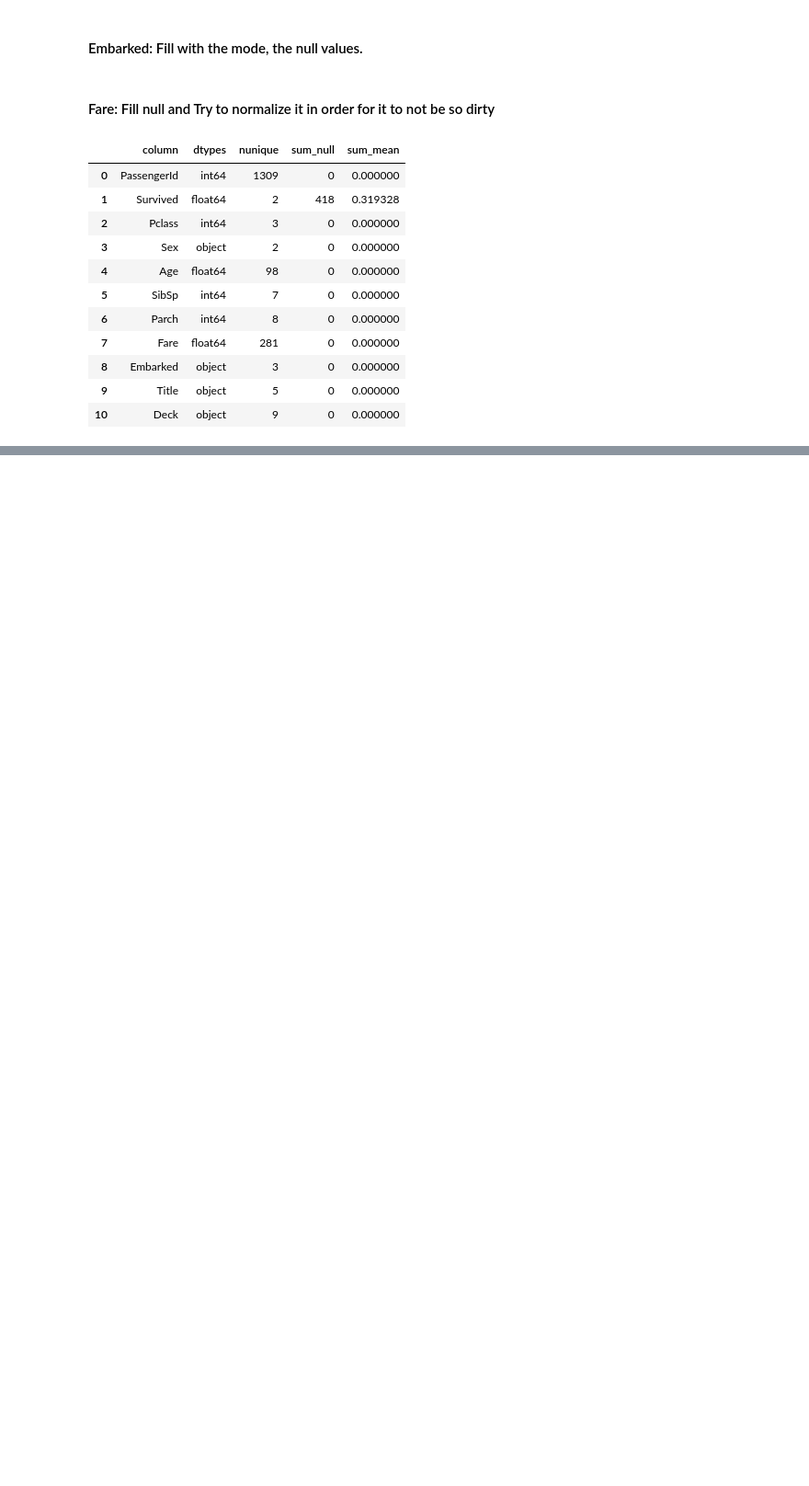
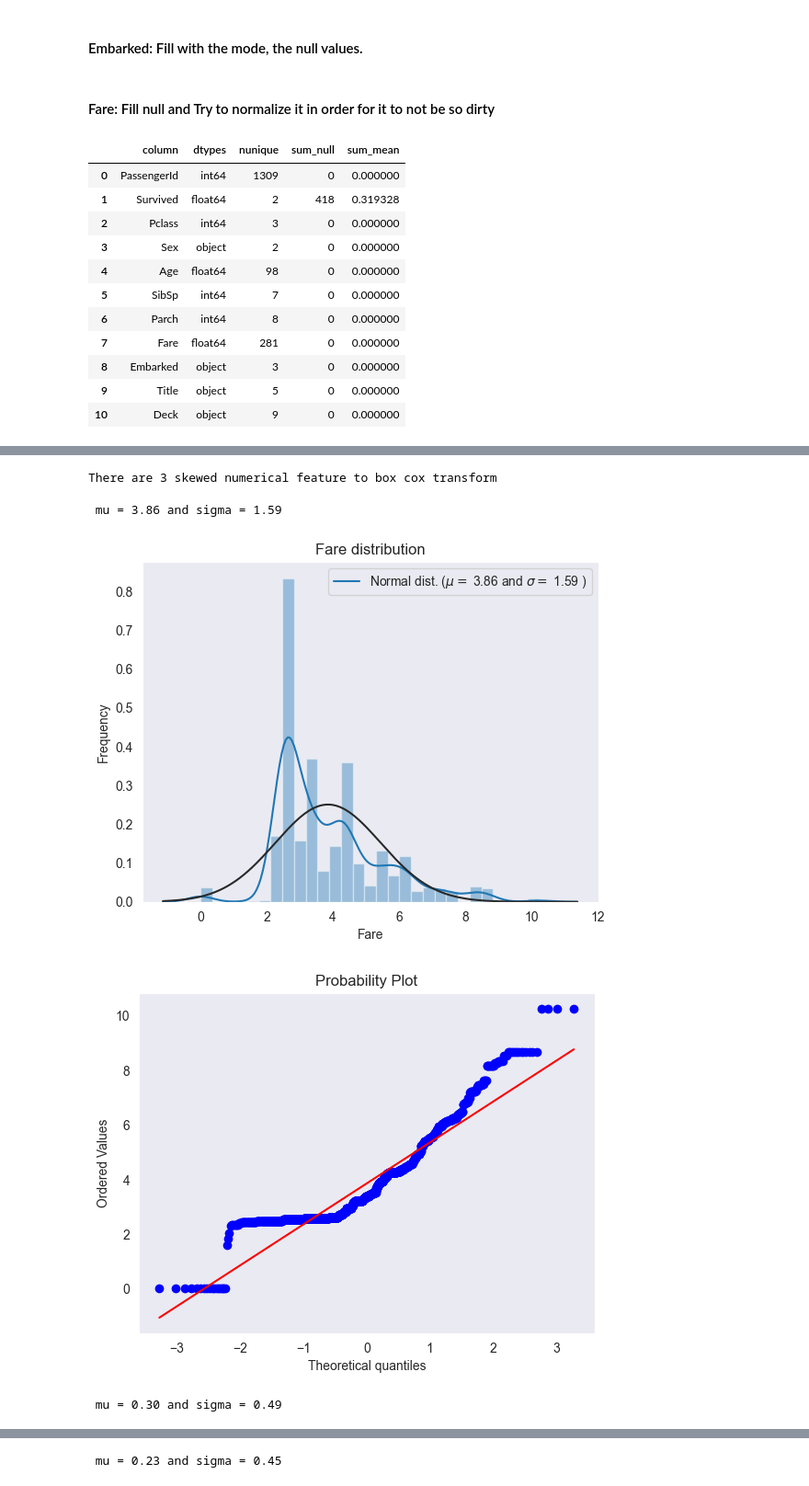
Before and after one commit to MauriRubioJob/K_Titanic_ML_Modeling, a Jupyter notebook: titanic-death-analysis.ipynb, the cells around one changed output, grey strips where cells are left out. Shown: that part at 92% size. Saved outputs shown, nothing was run; the diff lists cells and outputs as text; code cells hidden in the pictures; blank space fills up the shorter version.

```diff
--- a/titanic-death-analysis.ipynb
+++ b/titanic-death-analysis.ipynb
@@ -398,0 +457,19 @@ get_charac(titanicDF)
+# %%
+# Apply normalization of skweness
+skewness = skewness[abs(skewness.Skew) > 0.75]
+print(f'There are {skewness.shape[0]} skewed numerical feature to box cox transform')
+skewed_features = skewness.index
+lam = 0.148 # defult
+for feat in skewed_features:
+    titanicDF[feat] = boxcox1p(titanicDF[feat], lam)
+# %% [output]
+There are 3 skewed numerical feature to box cox transform
+# %%
+
+for col in skewness[:5].index.to_list():
+    QQ_and_normality(titanicDF, col)
+# %% [output]
+ mu = 3.86 and sigma = 1.59
+[figure, added]
+[figure, added]
+ mu = 0.30 and sigma = 0.49
@@ -398,0 +478 @@ get_charac(titanicDF)
+ mu = 0.23 and sigma = 0.45
```
Also changed, not shown: parts of 26 cells of this notebook, 2 other files.
